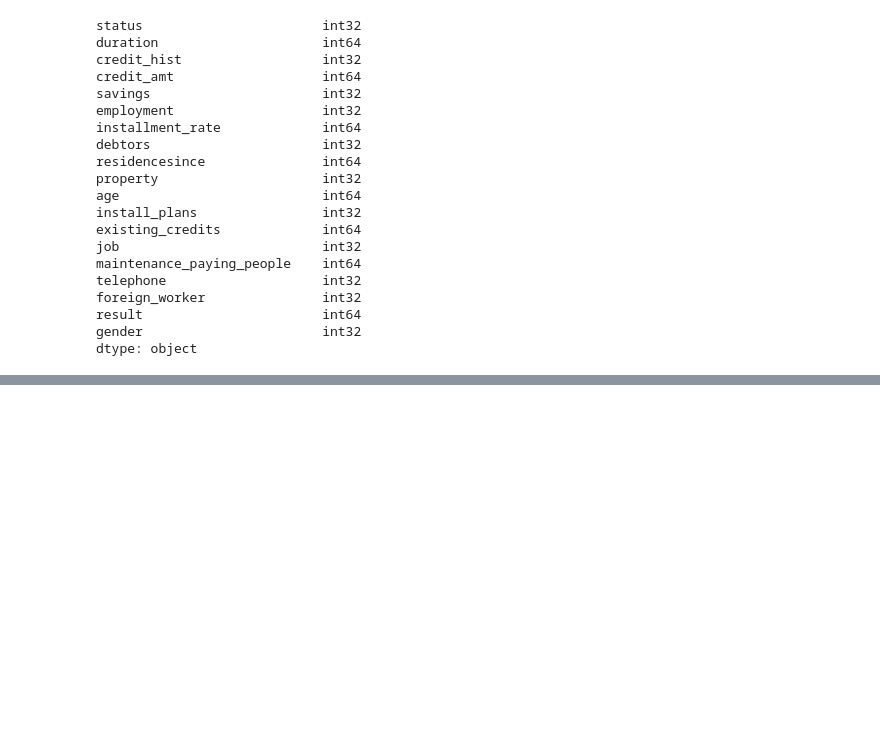
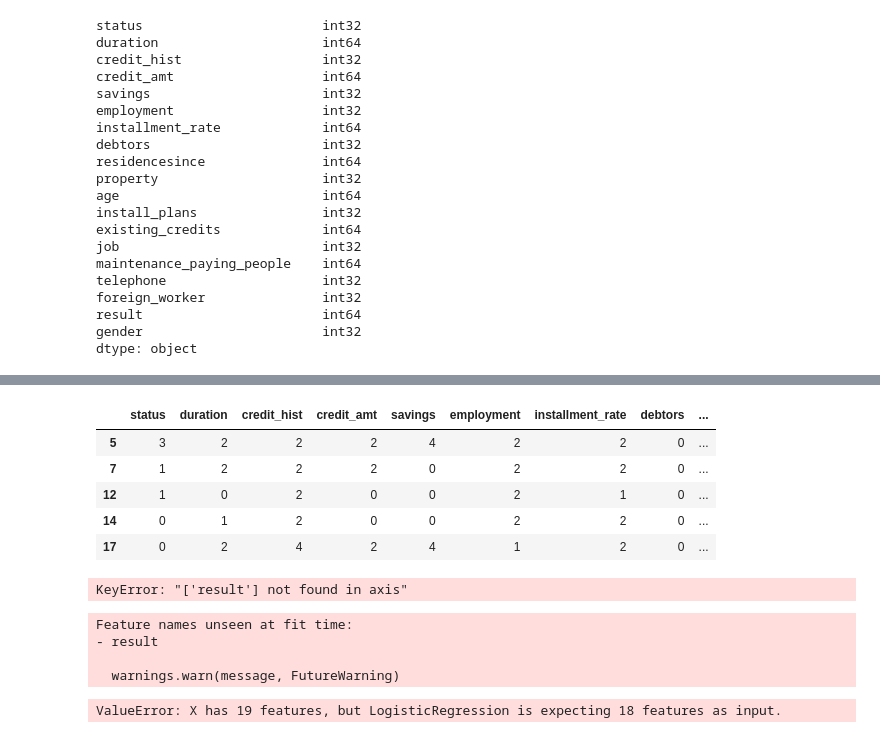
Before and after one commit to ekta0596/DataAcquisition-valuation, a Jupyter notebook: data-processing-pipeline.ipynb, the cells around one changed output, grey strips where cells are left out. Saved outputs shown, nothing was run; the diff lists cells and outputs as text; code cells hidden in the pictures; blank space fills up the shorter version.

```diff
--- a/data-processing-pipeline.ipynb
+++ b/data-processing-pipeline.ipynb
@@ -267,0 +279,25 @@ array([1, 2, 1, 1, 1, 1, 1, 2, 2, 2, 1, 1, 2, 1, 1, 1, 1, 1, 1, 1, 2, 1,
+# %%
+non_protected_group_age_credresult_1_df = non_protected_group_age_df.groupby(non_protected_group_age_df['result']).get_group(1)
+# %%
+non_protected_group_age_credresult_1_df.head()
+# %% [output]
+|  | status | duration | credit_hist | credit_amt | savings | employment | installment_rate | debtors | ... |
+| 5 | 3 | 2 | 2 | 2 | 4 | 2 | 2 | 0 | ... |
+| 7 | 1 | 2 | 2 | 2 | 0 | 2 | 2 | 0 | ... |
+| 12 | 1 | 0 | 2 | 0 | 0 | 2 | 1 | 0 | ... |
+| 14 | 0 | 1 | 2 | 0 | 0 | 2 | 2 | 0 | ... |
+| 17 | 0 | 2 | 4 | 2 | 4 | 1 | 2 | 0 | ... |
+# %%
+#Drop the result column as the logistic regression model will accept 18 columns as input.
+non_protected_group_age_credresult_1_df = non_protected_group_age_credresult_1_df.drop(["result"], axis=1)
+# %% [output]
+KeyError: "['result'] not found in axis"
+# %%
+# Need to find the predict probability for the dataframe and then finally find the average
+y_pred_non_protected_group_age_credresult_1 = logistic_model.predict(non_protected_group_age_credresult_1_df)
+# %% [output]
+Feature names unseen at fit time:
+- result
+
+  warnings.warn(message, FutureWarning)
+ValueError: X has 19 features, but LogisticRegression is expecting 18 features as input.
```
Also changed, not shown: parts of 20 cells of this notebook.
